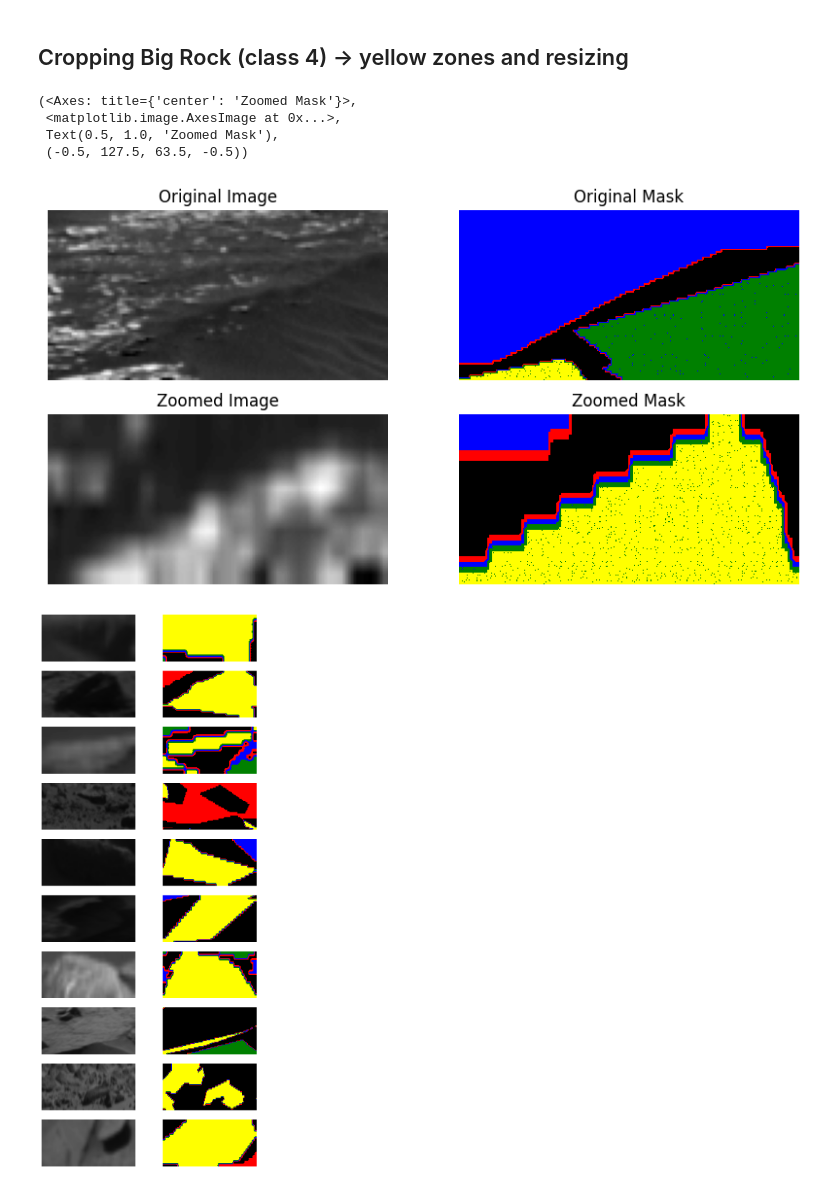
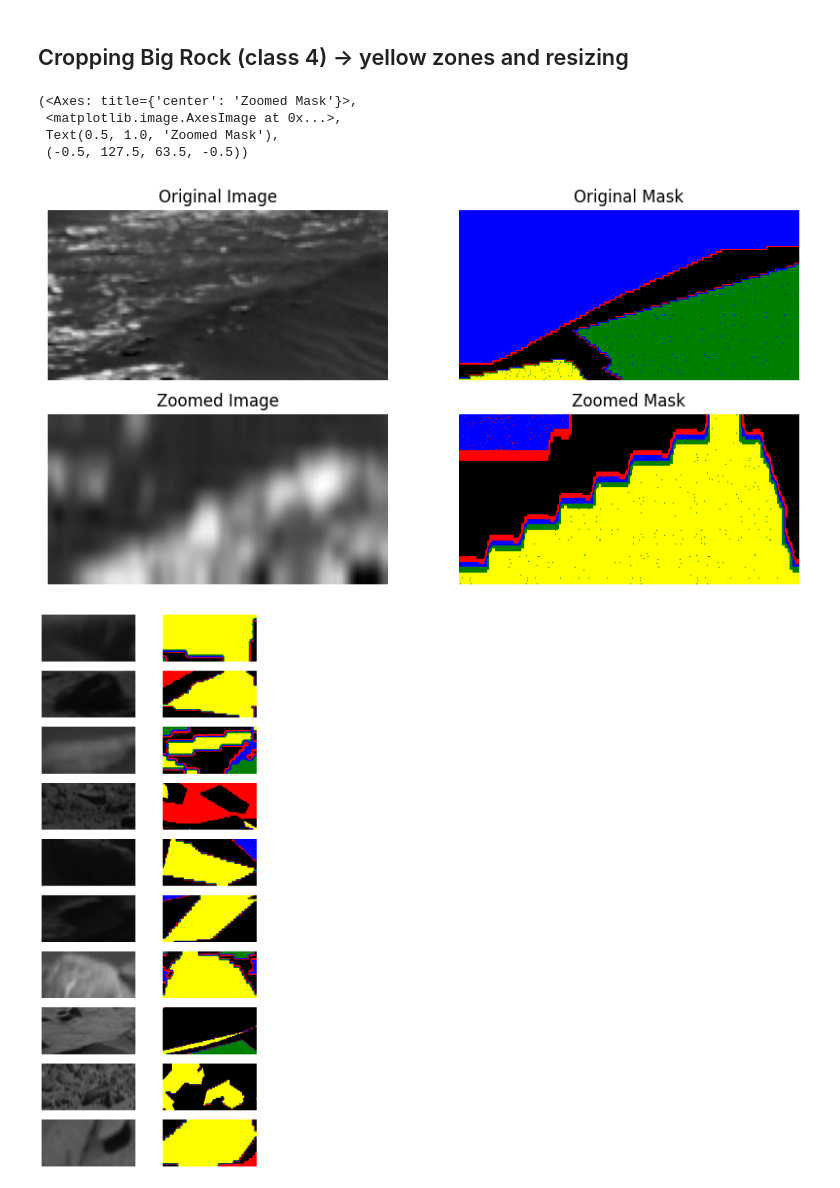
Before and after one commit to sissamatteo29/MarsTerrainSemanticSegmentation, a Jupyter notebook: Notebooks/class_4_zoom_then_aug.ipynb, the cells around one changed output. Cells and saved outputs as stored; diff of their text form; code cells hidden in the pictures.

Commit message:
cubic interpolation for upsampling resize pipeline

```diff
--- a/Notebooks/class_4_zoom_then_aug.ipynb
+++ b/Notebooks/class_4_zoom_then_aug.ipynb
@@ -69,20 +70,21 @@ images.shape, labels.shape
 ## Cropping Big Rock (class 4) -> yellow zones and resizing
 # %%
 # Apply augmentation
-zoomed_image, zoomed_mask = AugmentationHelper.resize_crop(images[0], labels[0])
+import cv2
+zoomed_image, zoomed_mask = AugmentationHelper.resize_crop(images[0], labels[0],cv2.INTER_CUBIC)
 
 # Show augmented image and mask
 plt.figure(figsize=(10, 5))
 plt.subplot(221), plt.imshow(input_images[0], cmap='gray'), plt.title('Original Image'), plt.axis('off')
 plt.subplot(222), plt.imshow(output_masks[0], cmap=colormap, norm=norm), plt.title('Original Mask'), plt.axis('off')
 plt.subplot(223), plt.imshow(zoomed_image, cmap='gray'), plt.title('Zoomed Image'), plt.axis('off')
 plt.subplot(224), plt.imshow(zoomed_mask, cmap=colormap, norm=norm), plt.title('Zoomed Mask'), plt.axis('off')
 # %% [output]
 (<Axes: title={'center': 'Zoomed Mask'}>,
  <matplotlib.image.AxesImage at 0x...>,
  Text(0.5, 1.0, 'Zoomed Mask'),
  (-0.5, 127.5, 63.5, -0.5))
-[figure, old version]
+[figure, new version]
 # %%
 # apply cropping and zooming to all images
 zoomed_images = []
```
Also changed, not shown: parts of 11 cells of this notebook, 2 other files.
